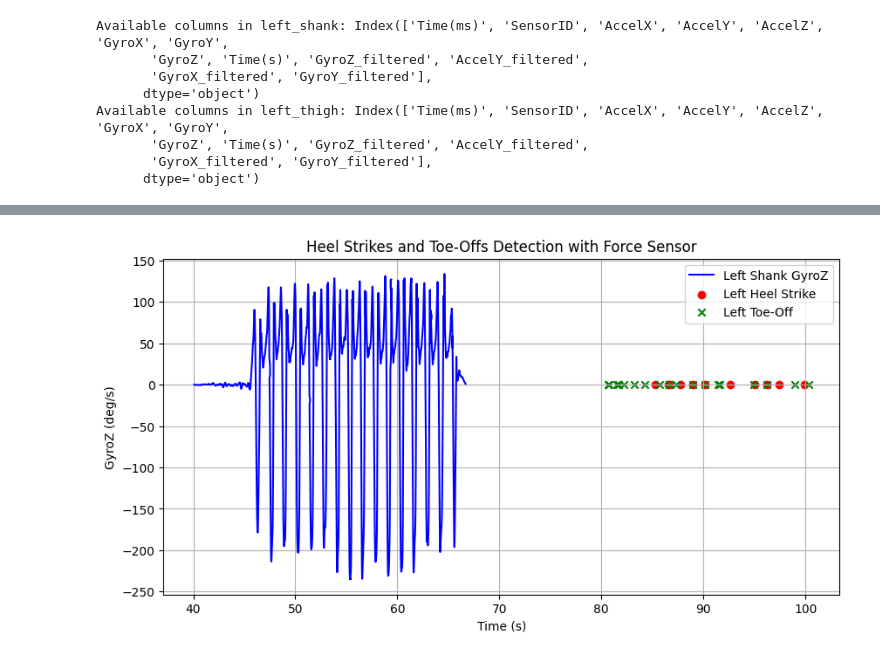
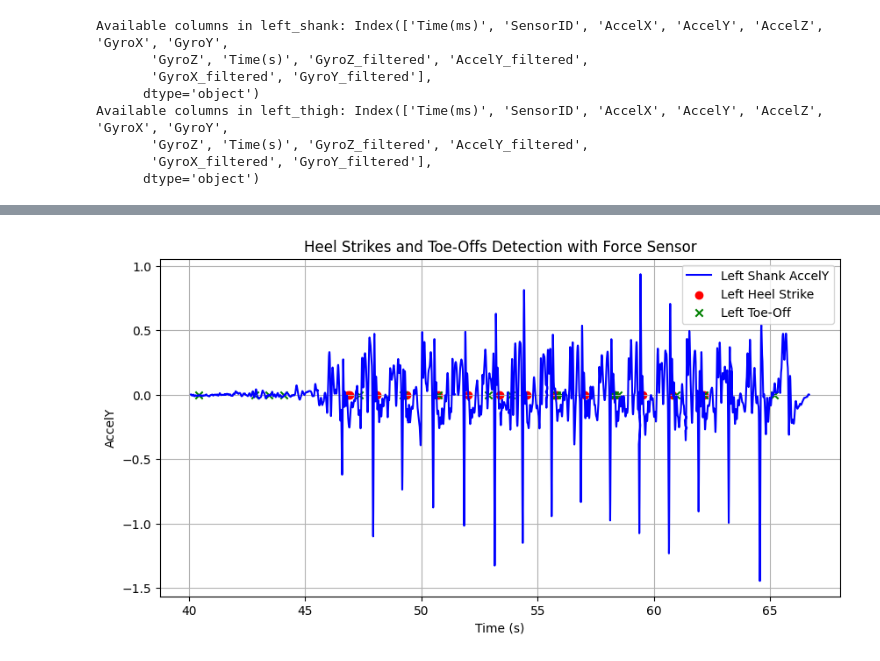
Before and after one commit to manoj1749/gait-research, a Jupyter notebook: Base-Research/Datasets/New_Dataset_before_2nd_review/15-3-25/analysis.ipynb, the cells around one changed output, grey strips where cells are left out. Cells and saved outputs as stored; diff of their text form; code cells hidden in the pictures.

```diff
--- a/Base-Research/Datasets/New_Dataset_before_2nd_review/15-3-25/analysis.ipynb
+++ b/Base-Research/Datasets/New_Dataset_before_2nd_review/15-3-25/analysis.ipynb
@@ -349,20 +349,20 @@ plt.show(block=True)
 # %%
 # -------------------------------
 # Plot Heel Strikes & Toe-Offs
 # -------------------------------
 plt.figure(figsize=(10, 5))
 
 # Plot GyroZ for left ankle
-plt.plot(left_shank_data["Time(s)"], left_shank_data["GyroZ_filtered"], label="Left Shank GyroZ", color='blue')
+plt.plot(left_shank_data["Time(s)"], left_shank_data["AccelY_filtered"], label="Left Shank AccelY", color='blue')
 plt.scatter(left_heel_strikes, [0] * len(left_heel_strikes), marker='o', color='red', label="Left Heel Strike")
 plt.scatter(left_toe_offs, [0] * len(left_toe_offs), marker='x', color='green', label="Left Toe-Off")
 # plt.plot(left_ankle_data["Time(s)"], left_ankle_data["GyroZ"], label="Left Ankle GyroZ", color='red')
 
 plt.xlabel("Time (s)")
-plt.ylabel("GyroZ (deg/s)")
+plt.ylabel("AccelY")
 plt.legend()
 plt.grid()
 plt.title("Heel Strikes and Toe-Offs Detection with Force Sensor")
 plt.show(block=True)
 # %% [output]
-[figure, old version]
+[figure, new version]
```
Also changed, not shown: parts of 7 cells of this notebook, 2 other files.
